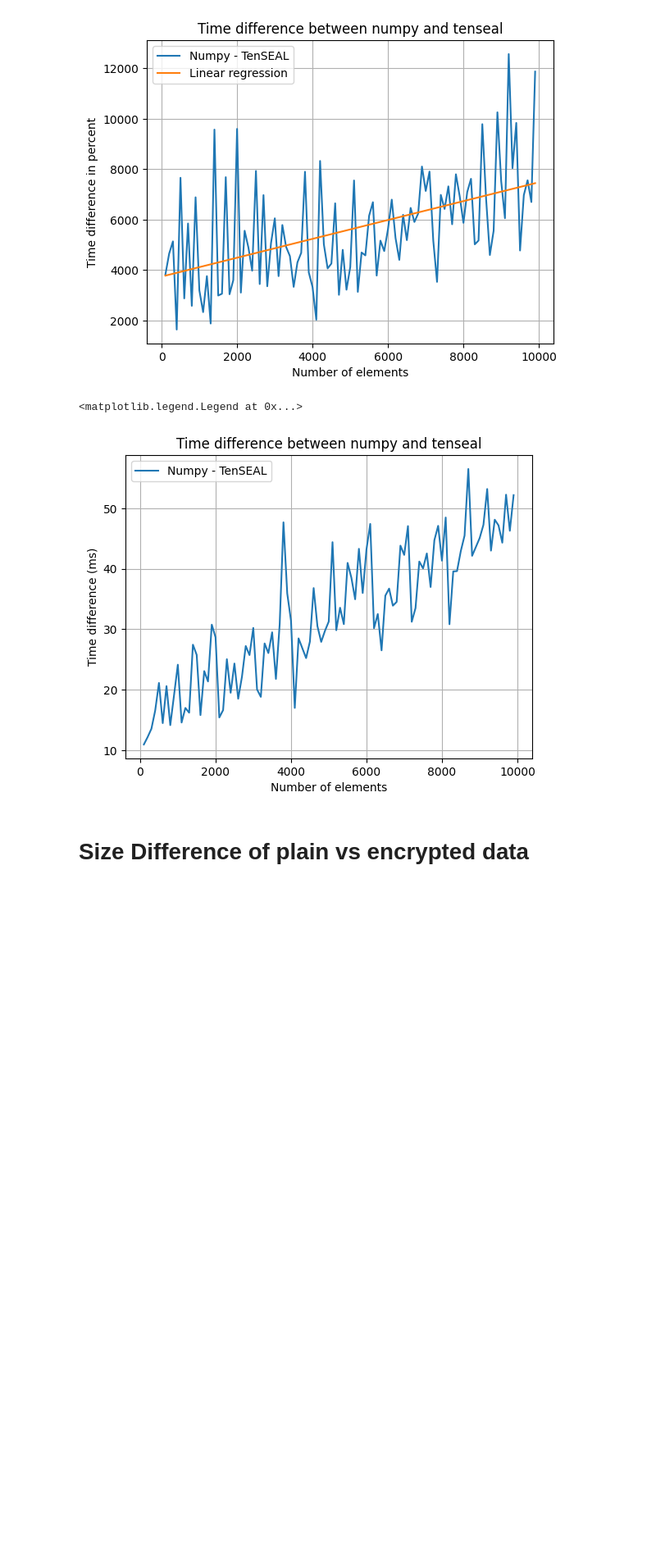
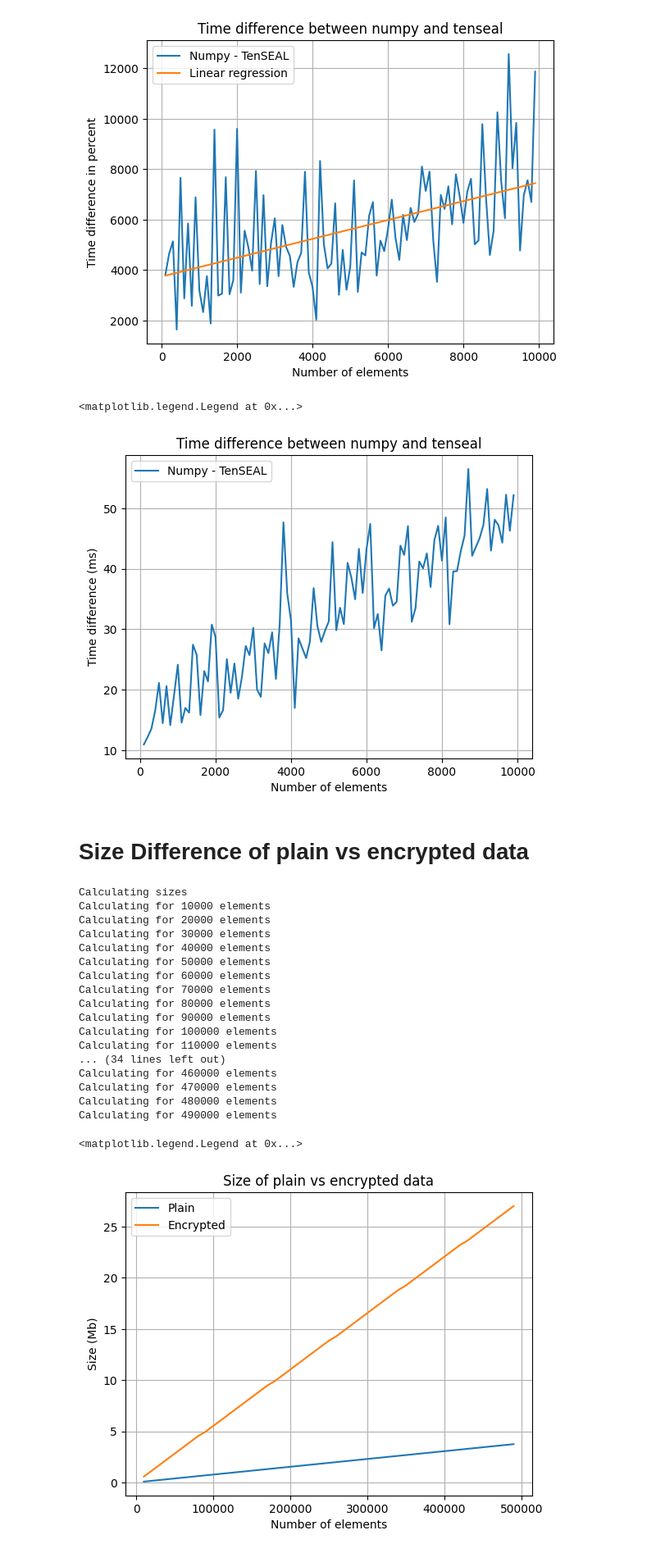
Before and after one commit to priyanshu2015/PPC-Techniques-Implementation, a Jupyter notebook: analytics.ipynb, the cells around one changed output. Shown: that part at 82% size. Cells and saved outputs as stored; diff of their text form; code cells hidden in the pictures; blank space fills up the shorter version.

```diff
--- a/analytics.ipynb
+++ b/analytics.ipynb
@@ -392,3 +391,12 @@ plt.legend()
 [figure]
 # %% [markdown]
 # Size Difference of plain vs encrypted data
+# %%
+POLY_MODULUS_DEGREE = 4096
+# Setup TenSEAL context
+context = ts.context(
+    ts.SCHEME_TYPE.BFV,
+    poly_modulus_degree=POLY_MODULUS_DEGREE,
+    plain_modulus=1032193
+)
+context.generate_galois_keys()
@@ -394,0 +452,67 @@ plt.legend()
+# %%
+import matplotlib.pyplot as plt
+
+sizes_plain = []
+sizes_encrypted = []
+
+START = 10000
+NUMBER_OF_ELEMENTS = 500000
+STEPS = 10000
+print("Calculating sizes")
+for i in range(START, NUMBER_OF_ELEMENTS, STEPS):
+    print(f"Calculating for {i} elements")
+    vector = [1 for i in range(i)]
+    arr = np.ones(i)
+
+    start = time.perf_counter_ns()
+    size = arr.nbytes
+    size_kb = size/1024
+    size_mb = size_kb/1024
+    stop = time.perf_counter_ns()
+    sizes_plain.append(size_mb)
+
+    #print(f"Done with numpy")
+
+    start = time.perf_counter_ns()
+
+    encrypted_vectors, num_elements = encrypt_vector_multiple(vector)
+    serialized_vectors = serialize_encrypted_vectors(encrypted_vectors)
+    size = sum([len(s) for s in serialized_vectors])
+    size_kb = size/1024
+    size_mb = size_kb/1024
+    stop = time.perf_counter_ns()
+    sizes_encrypted.append(size_mb)
+    #print(f"Done with {i} elements")
+
+plt.figure()
+# enable the grid
+plt.grid(True)
+plt.xlabel("Number of elements")
+plt.ylabel("Size (Mb)")
+plt.title("Size of plain vs encrypted data")
+
+plt.plot(range(START, NUMBER_OF_ELEMENTS, STEPS), sizes_plain, label="Plain")
+plt.plot(range(START, NUMBER_OF_ELEMENTS, STEPS), sizes_encrypted, label="Encrypted")
+
+# enable legend
+plt.legend()
+# %% [output]
+Calculating sizes
+Calculating for 10000 elements
+Calculating for 20000 elements
+Calculating for 30000 elements
+Calculating for 40000 elements
+Calculating for 50000 elements
+Calculating for 60000 elements
+Calculating for 70000 elements
+Calculating for 80000 elements
+Calculating for 90000 elements
+Calculating for 100000 elements
+Calculating for 110000 elements
+... (34 lines left out)
+Calculating for 460000 elements
+Calculating for 470000 elements
+Calculating for 480000 elements
+Calculating for 490000 elements
+<matplotlib.legend.Legend at 0x...>
+[figure, added]
```
Also changed, not shown: parts of 3 cells of this notebook.
